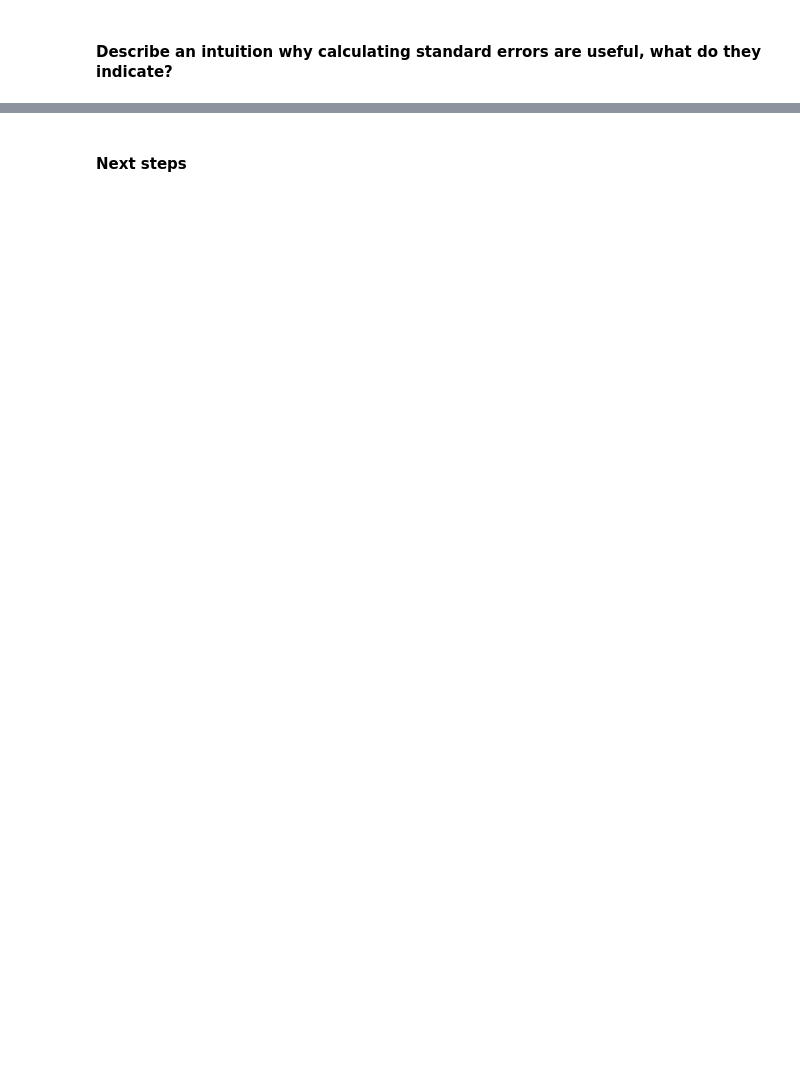
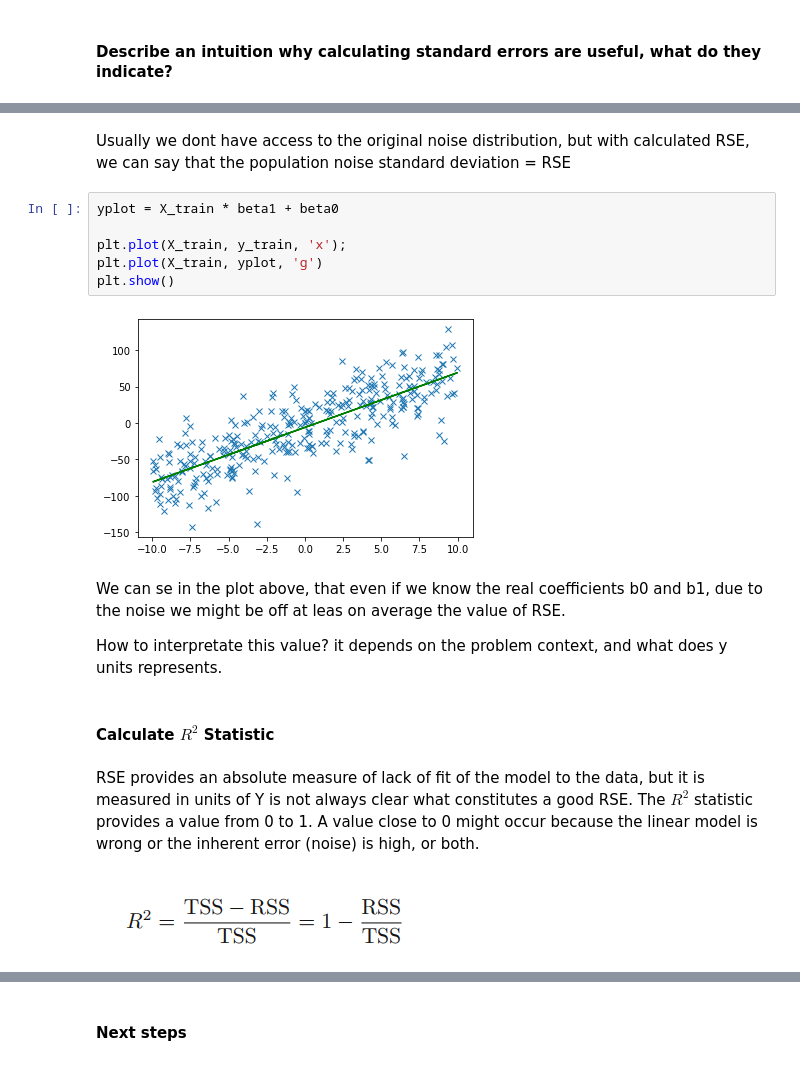
Before and after one commit to eon129/ISL_exercises, a Jupyter notebook: Chapter_3.ipynb, the cells around one changed output, grey strips where cells are left out. Drawn from its saved outputs; the diff is of its cells as text; blank space fills up the shorter version.

```diff
--- a/Chapter_3.ipynb
+++ b/Chapter_3.ipynb
@@ -181,0 +209,20 @@ Calculations for above intervals relies on the assumption that error has a gausi
+# %% [markdown]
+Usually we dont have access to the original noise distribution, but with calculated RSE, we can say that the population noise standard deviation = RSE
+# %%
+yplot = X_train * beta1 + beta0
+
+plt.plot(X_train, y_train, 'x');
+plt.plot(X_train, yplot, 'g')
+plt.show()
+# %% [output]
+[figure, added]
+# %% [markdown]
+We can se in the plot above, that even if we know the real coefficients b0 and b1, due to the noise we might be off at leas on average the value of RSE.
+
+How to interpretate this value? it depends on the problem context, and what does y units represents.
+# %% [markdown]
+#### Calculate $R^2$ Statistic
+# %% [markdown]
+RSE provides an absolute measure of lack of fit of the model to the data, but it is measured in units of Y is not always clear what constitutes a good RSE. The $R^2$ statistic provides a value from 0 to 1. A value close to 0 might occur because the linear model is wrong or the inherent error (noise) is high, or both.
+# %% [markdown]
+![image.png](attachment:image.png)
```
Also changed, not shown: parts of 25 cells of this notebook.
